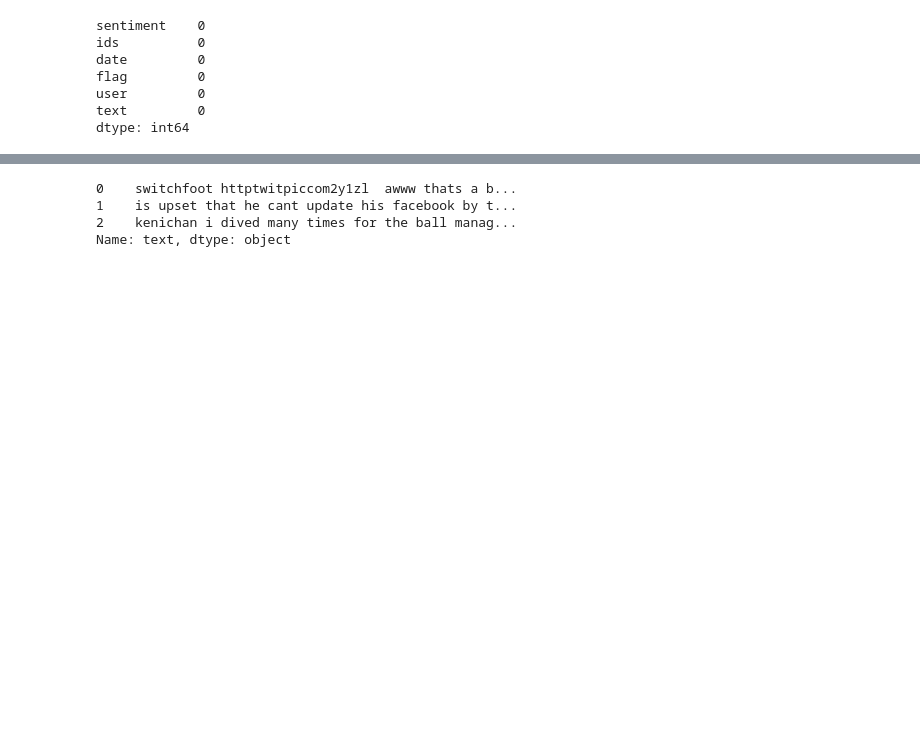
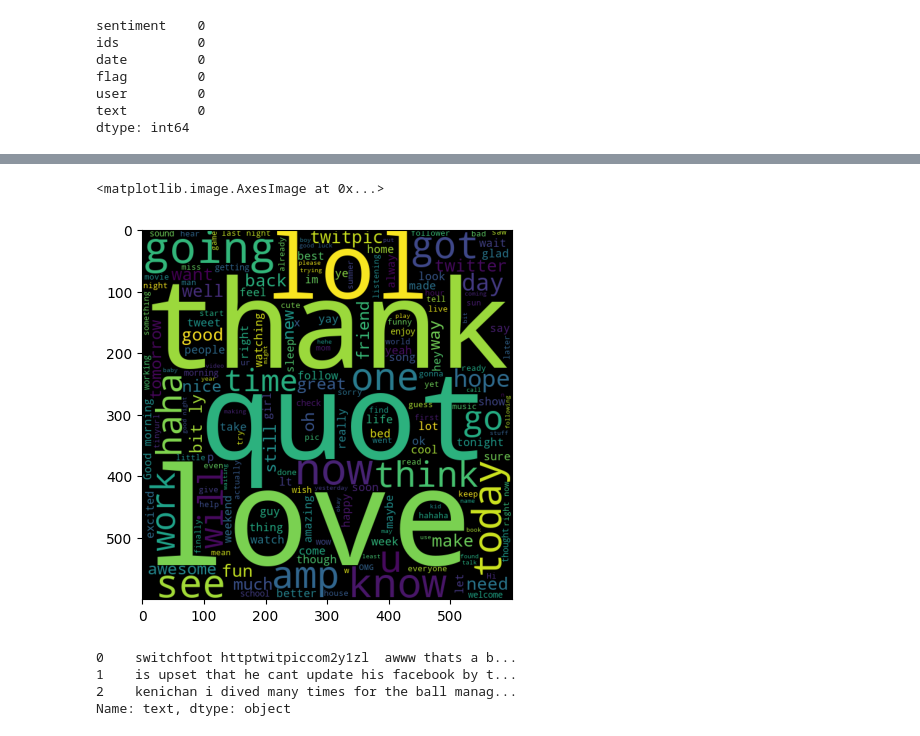
Before and after one commit to Shantnu-singh/Twitter-Sentiment-Analysis, a Jupyter notebook: main.ipynb, the cells around one changed output, grey strips where cells are left out. Saved outputs shown, nothing was run; the diff lists cells and outputs as text; code cells hidden in the pictures; blank space fills up the shorter version.

```diff
--- a/main.ipynb
+++ b/main.ipynb
@@ -62 +99,7 @@ dtype: int64
+# %%
+# Positive sentiment wordCloud
+plt.imshow(wc_positive)
+# %% [output]
+<matplotlib.image.AxesImage at 0x...>
+[figure, added]
 # %%
```
Also changed, not shown: parts of 35 cells of this notebook.
